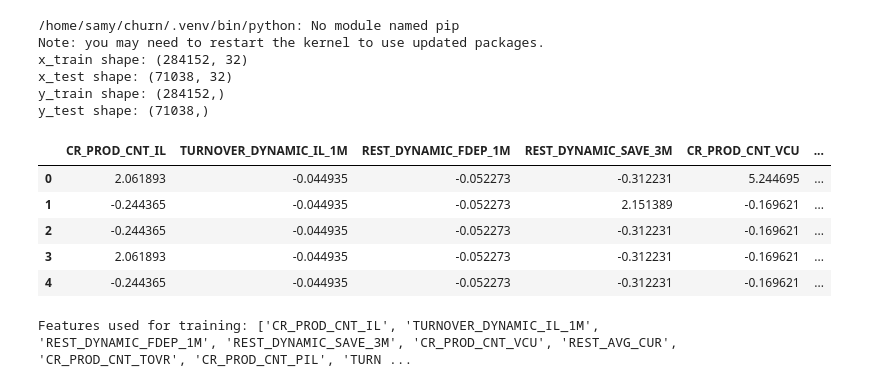
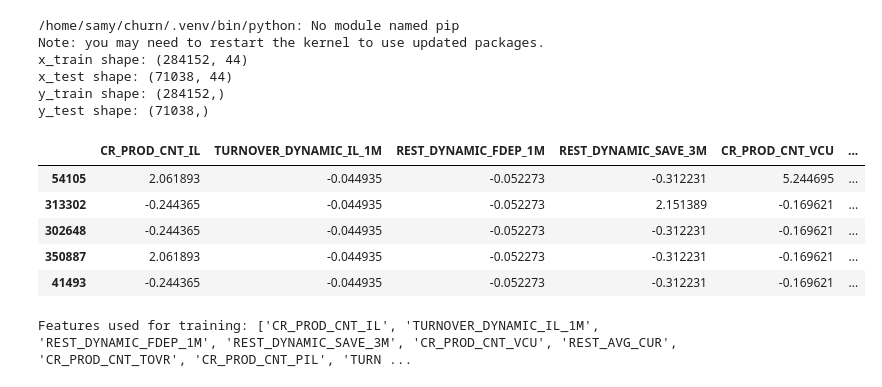
Before and after one commit to mylastresort/churn, a Jupyter notebook: churn_tensorflow.ipynb, the cells around one changed output. Cells and saved outputs as stored; diff of their text form; code cells hidden in the pictures.

```diff
--- a/churn_tensorflow.ipynb
+++ b/churn_tensorflow.ipynb
@@ -1,31 +1,31 @@
 # %%
 # Install dependencies (add imbalanced-learn)
 %pip install pandas matplotlib scikit-learn imbalanced-learn keras tensorflow --quiet
 
 from features import get_train_test_data
 
-x_train, x_test, y_train, y_test = get_train_test_data("data/bank_data_train.csv")
+x_train, x_test, y_train, y_test, scaler, ohe, num_cols, cat_cols = get_train_test_data("data/bank_data_train.csv")
 
 print(f"x_train shape: {x_train.shape}")
 print(f"x_test shape: {x_test.shape}")
 print(f"y_train shape: {y_train.shape}")
 print(f"y_test shape: {y_test.shape}")
 
 # Display first 5 rows of x_train
 x_train.head()
 # %% [output]
 /home/samy/churn/.venv/bin/python: No module named pip
 Note: you may need to restart the kernel to use updated packages.
-x_train shape: (284152, 32)
-x_test shape: (71038, 32)
+x_train shape: (284152, 44)
+x_test shape: (71038, 44)
 y_train shape: (284152,)
 y_test shape: (71038,)
 |  | CR_PROD_CNT_IL | TURNOVER_DYNAMIC_IL_1M | REST_DYNAMIC_FDEP_1M | REST_DYNAMIC_SAVE_3M | CR_PROD_CNT_VCU | ... |
-| 0 | 2.061893 | -0.044935 | -0.052273 | -0.312231 | 5.244695 | ... |
-| 1 | -0.244365 | -0.044935 | -0.052273 | 2.151389 | -0.169621 | ... |
-| 2 | -0.244365 | -0.044935 | -0.052273 | -0.312231 | -0.169621 | ... |
-| 3 | 2.061893 | -0.044935 | -0.052273 | -0.312231 | -0.169621 | ... |
-| 4 | -0.244365 | -0.044935 | -0.052273 | -0.312231 | -0.169621 | ... |
+| 54105 | 2.061893 | -0.044935 | -0.052273 | -0.312231 | 5.244695 | ... |
+| 313302 | -0.244365 | -0.044935 | -0.052273 | 2.151389 | -0.169621 | ... |
+| 302648 | -0.244365 | -0.044935 | -0.052273 | -0.312231 | -0.169621 | ... |
+| 350887 | 2.061893 | -0.044935 | -0.052273 | -0.312231 | -0.169621 | ... |
+| 41493 | -0.244365 | -0.044935 | -0.052273 | -0.312231 | -0.169621 | ... |
 # %%
 # print name of features used for training
 print(f"Features used for training: {x_train.columns.tolist()}")
```
Also changed, not shown: parts of 4 cells of this notebook, 2 other files.
